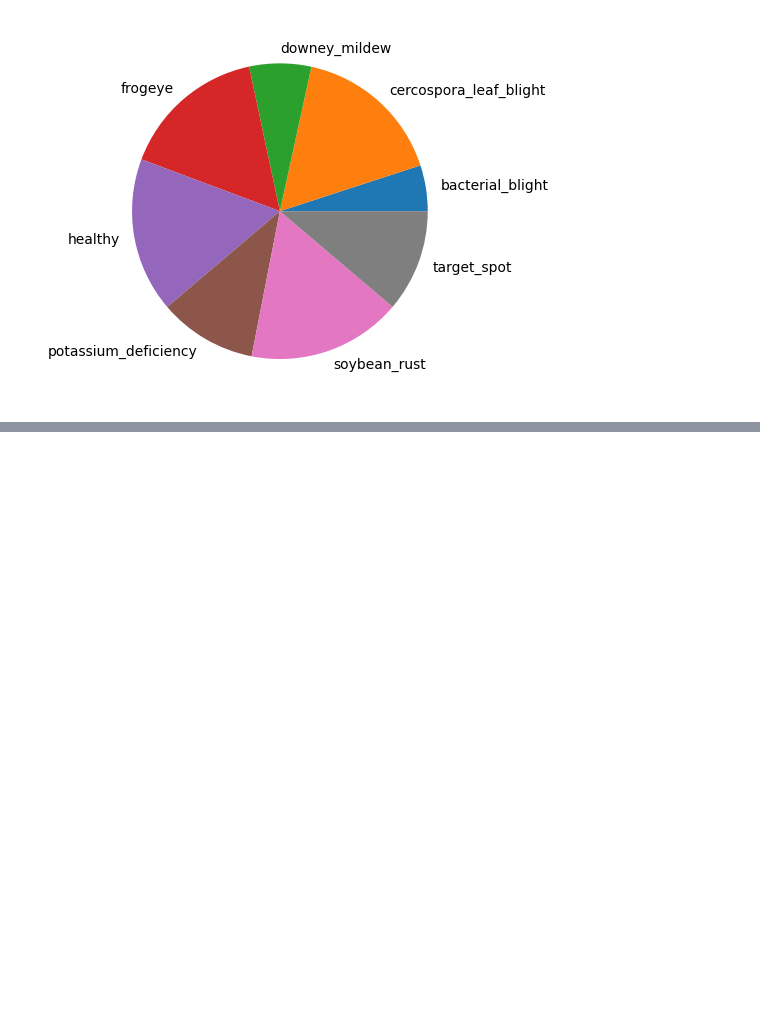
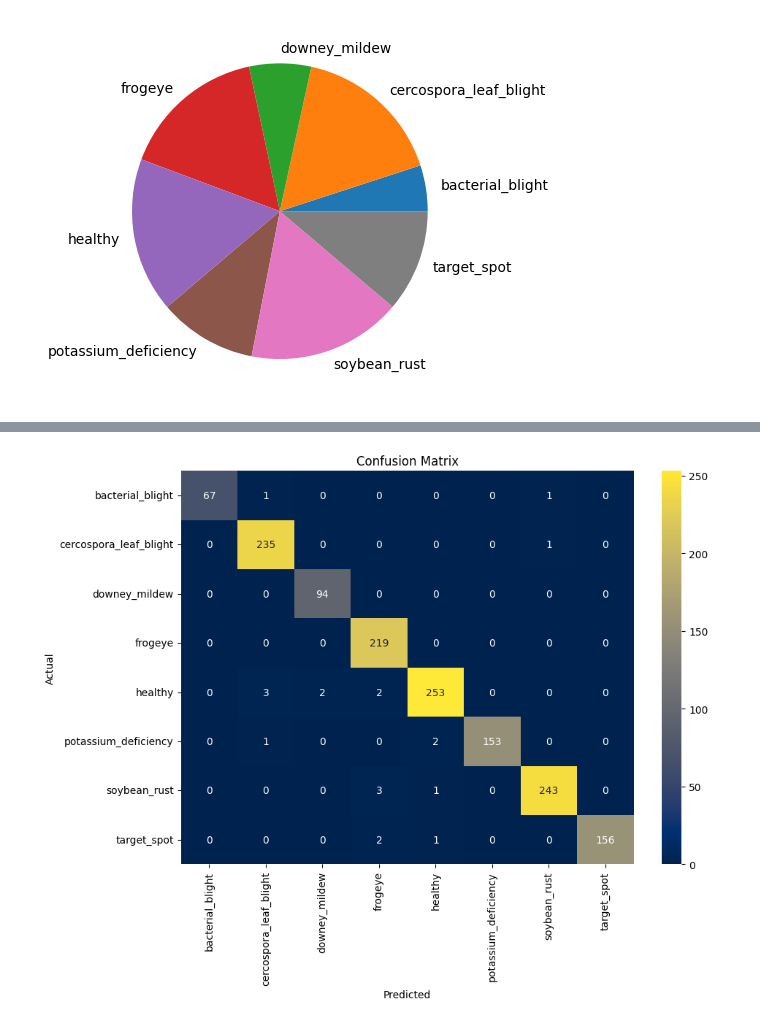
Before and after one commit to jatinpatil06/soybean_leaf-disease_and_yield-prediction_BDT-project, a Jupyter notebook: code.ipynb, the cells around one changed output, grey strips where cells are left out. Cells and saved outputs as stored; diff of their text form; code cells hidden in the pictures; blank space fills up the shorter version.

```diff
--- a/code.ipynb
+++ b/code.ipynb
@@ -18,7 +33,7 @@ EPOCHS = 60
 # %%
 #we are loading the dataset as a 4D Tensor, with shape [batch_size, height, width, channels].
 dataset = tf.keras.preprocessing.image_dataset_from_directory(
-    'leaf_images',
+    '/content/drive/MyDrive/leaf_images',
     shuffle = True,
     batch_size= BATCH_SIZE,
     image_size = (IMAGE_SIZE, IMAGE_SIZE),
@@ -353,0 +343,28 @@ array([6, 1, 3, ..., 1, 1, 1], dtype=int64)
+# %%
+from sklearn.metrics import precision_score, recall_score, f1_score, classification_report
+# Evaluate your model on the test dataset
+y_true = []
+y_pred = []
+
+# Assuming you have a test dataset
+for x_batch, y_batch in test_ds:
+    y_true.extend(y_batch.numpy())
+    predictions = model.predict(x_batch)
+    y_pred.extend(tf.argmax(predictions, axis=1).numpy())
+
+# Convert lists to arrays for sklearn metrics
+y_true = np.array(y_true)
+y_pred = np.array(y_pred)
+# Clear the output
+clear_output(wait=True)
+# Calculate Precision, Recall, and F1-Score
+precision = precision_score(y_true, y_pred, average='weighted')  # or 'macro' for equal weight
+recall = recall_score(y_true, y_pred, average='weighted')  # or 'macro'
+f1 = f1_score(y_true, y_pred, average='weighted')  # or 'macro'
+
+print(f'Precision: {precision:.4f}')
+print(f'Recall: {recall:.4f}')
+print(f'F1-Score: {f1:.4f}')
+print("Classification Report : ")
+clf_report = classification_report(y_true, y_pred)
+print(clf_report)
@@ -353,0 +417,12 @@ array([6, 1, 3, ..., 1, 1, 1], dtype=int64)
+# %%
+from sklearn.metrics import confusion_matrix
+
+conf_matrix = confusion_matrix(y_true, y_pred)
+plt.figure(figsize=(10, 7))
+sns.heatmap(conf_matrix, annot=True, fmt='d', cmap='cividis' , xticklabels = class_names, yticklabels =  class_names) # or use cmap = terrain
+plt.ylabel('Actual')
+plt.xlabel('Predicted')
+plt.title('Confusion Matrix')
+plt.show()
+# %% [output]
+[figure, added]
```
Also changed, not shown: parts of 44 cells of this notebook, 6 other files.
